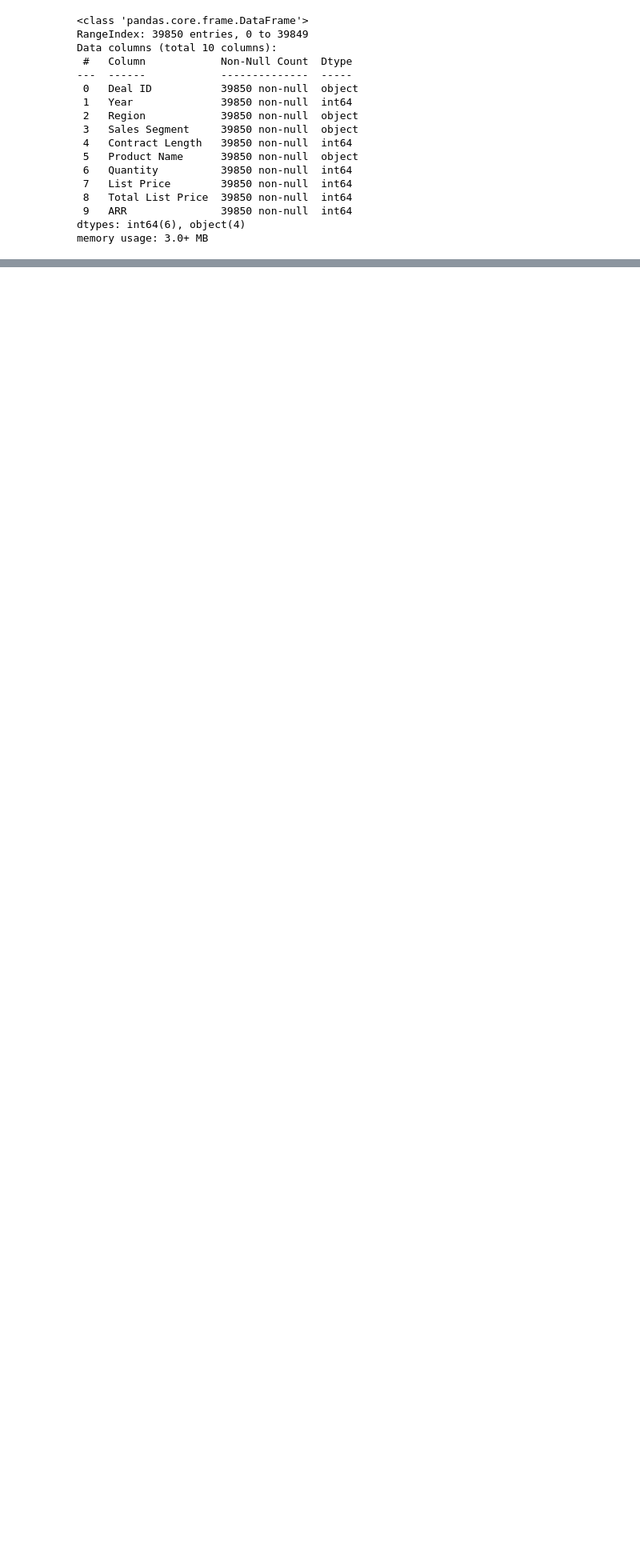
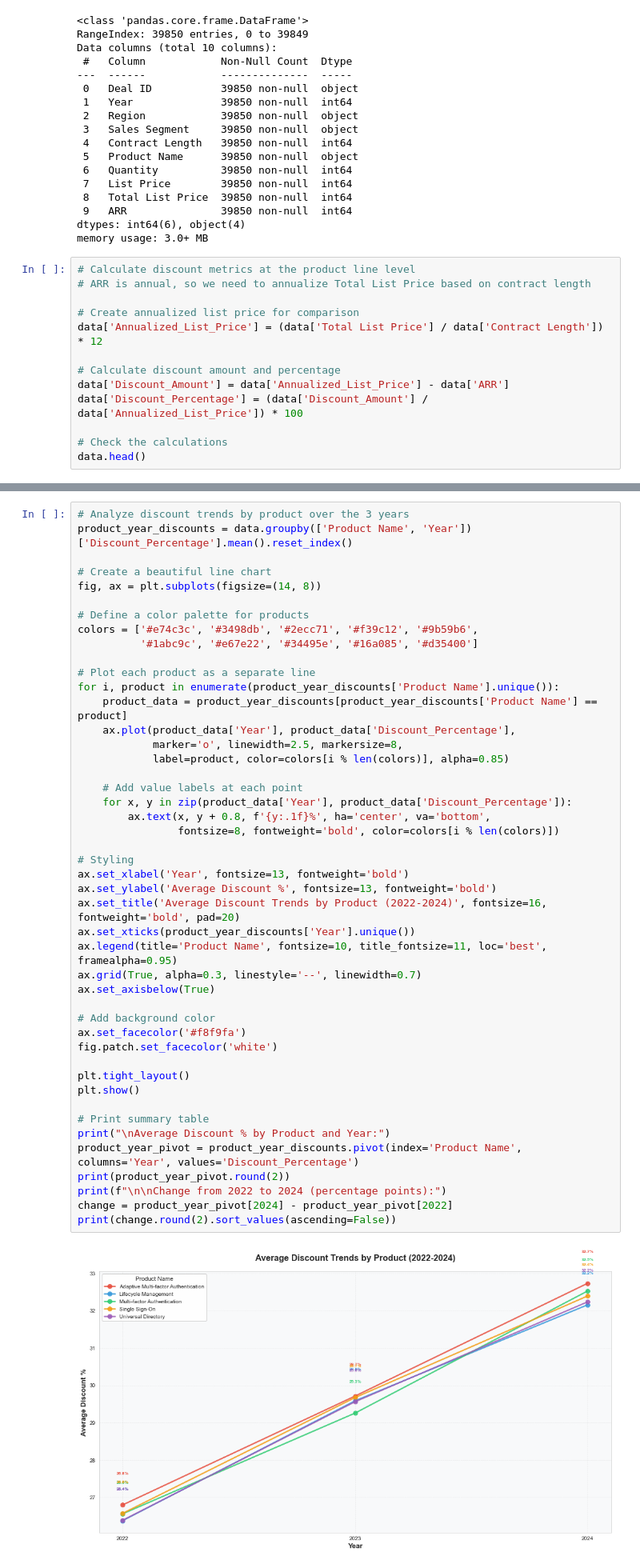
Before and after one commit to juileebhosale/Pricing_Discount_Strategy, a Jupyter notebook: Solution_notebook.ipynb, the cells around one changed output, grey strips where cells are left out. Shown at 80% size. Saved outputs shown, nothing was run; the diff lists cells and outputs as text; blank space fills up the shorter version.

Commit message:
Viz to look at discount trends

```diff
--- a/Solution_notebook.ipynb
+++ b/Solution_notebook.ipynb
@@ -34,3 +34,16 @@ Data columns (total 10 columns):
  9   ARR               39850 non-null  int64
 dtypes: int64(6), object(4)
 memory usage: 3.0+ MB
+# %%
+# Calculate discount metrics at the product line level
+# ARR is annual, so we need to annualize Total List Price based on contract length
+
+# Create annualized list price for comparison
+data['Annualized_List_Price'] = (data['Total List Price'] / data['Contract Length']) * 12
+
+# Calculate discount amount and percentage
+data['Discount_Amount'] = data['Annualized_List_Price'] - data['ARR']
+data['Discount_Percentage'] = (data['Discount_Amount'] / data['Annualized_List_Price']) * 100
+
+# Check the calculations
+data.head()
@@ -36,0 +57,48 @@ memory usage: 3.0+ MB
+# %%
+# Analyze discount trends by product over the 3 years
+product_year_discounts = data.groupby(['Product Name', 'Year'])['Discount_Percentage'].mean().reset_index()
+
+# Create a beautiful line chart
+fig, ax = plt.subplots(figsize=(14, 8))
+
+# Define a color palette for products
+colors = ['#e74c3c', '#3498db', '#2ecc71', '#f39c12', '#9b59b6',
+          '#1abc9c', '#e67e22', '#34495e', '#16a085', '#d35400']
+
+# Plot each product as a separate line
+for i, product in enumerate(product_year_discounts['Product Name'].unique()):
+    product_data = product_year_discounts[product_year_discounts['Product Name'] == product]
+    ax.plot(product_data['Year'], product_data['Discount_Percentage'],
+            marker='o', linewidth=2.5, markersize=8,
+            label=product, color=colors[i % len(colors)], alpha=0.85)
+
+    # Add value labels at each point
+    for x, y in zip(product_data['Year'], product_data['Discount_Percentage']):
+        ax.text(x, y + 0.8, f'{y:.1f}%', ha='center', va='bottom',
+                fontsize=8, fontweight='bold', color=colors[i % len(colors)])
+
+# Styling
+ax.set_xlabel('Year', fontsize=13, fontweight='bold')
+ax.set_ylabel('Average Discount %', fontsize=13, fontweight='bold')
+ax.set_title('Average Discount Trends by Product (2022-2024)', fontsize=16, fontweight='bold', pad=20)
+ax.set_xticks(product_year_discounts['Year'].unique())
+ax.legend(title='Product Name', fontsize=10, title_fontsize=11, loc='best', framealpha=0.95)
+ax.grid(True, alpha=0.3, linestyle='--', linewidth=0.7)
+ax.set_axisbelow(True)
+
+# Add background color
+ax.set_facecolor('#f8f9fa')
+fig.patch.set_facecolor('white')
+
+plt.tight_layout()
+plt.show()
+
+# Print summary table
+print("\nAverage Discount % by Product and Year:")
+product_year_pivot = product_year_discounts.pivot(index='Product Name', columns='Year', values='Discount_Percentage')
+print(product_year_pivot.round(2))
+print(f"\n\nChange from 2022 to 2024 (percentage points):")
+change = product_year_pivot[2024] - product_year_pivot[2022]
+print(change.round(2).sort_values(ascending=False))
+# %% [output]
+[figure, added]
```
Also changed, not shown: parts of 5 cells of this notebook.
